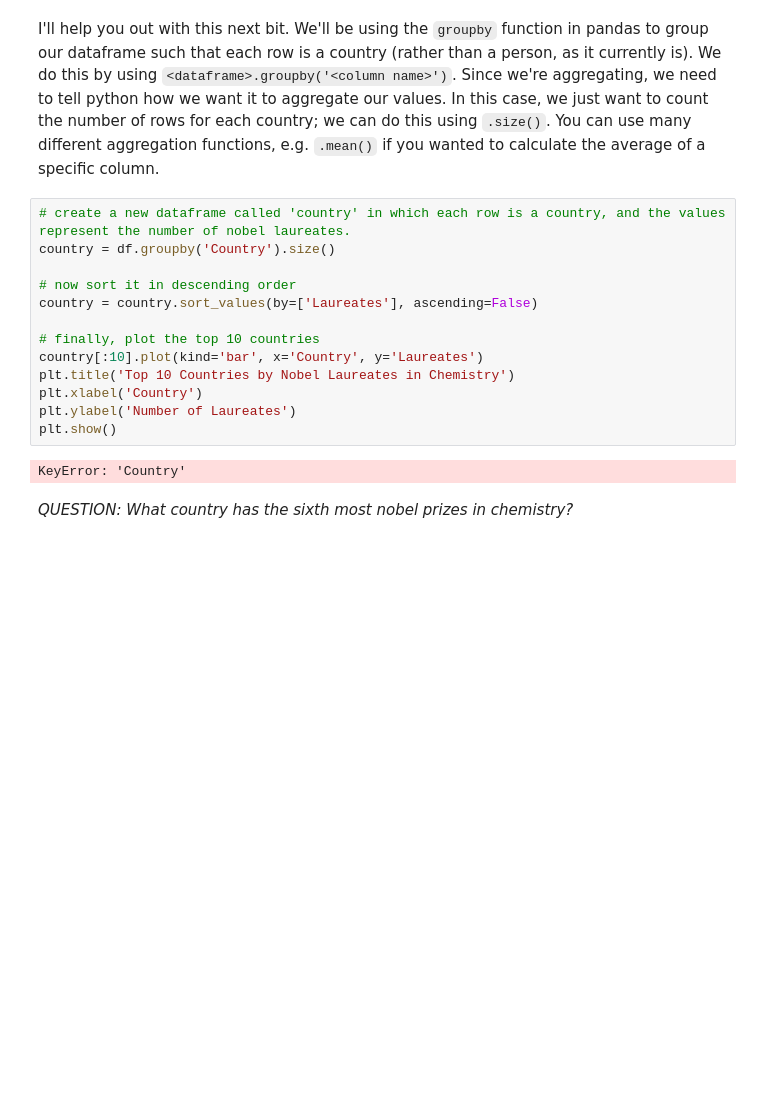
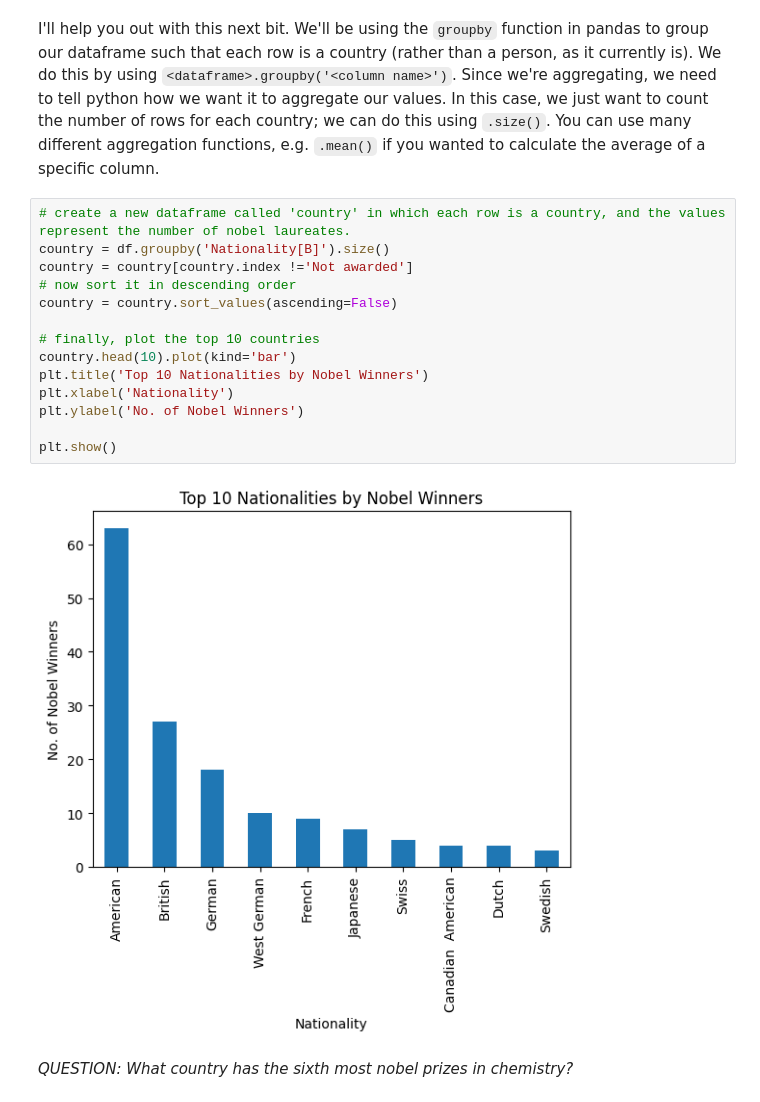
Before and after one commit to Valerie0518/QM2, a Jupyter notebook: “W2_Working_with_Data_in_Pandas_ipynb”的副本.ipynb, the cells around one changed output. Cells and saved outputs as stored; diff of their text form; blank space fills up the shorter version.

```diff
--- a/“W2_Working_with_Data_in_Pandas_ipynb”的副本.ipynb
+++ b/“W2_Working_with_Data_in_Pandas_ipynb”的副本.ipynb
@@ -481,18 +468,19 @@ plt.show()
 I'll help you out with this next bit. We'll be using the `groupby` function in pandas to group our dataframe such that each row is a country (rather than a person, as it currently is). We do this by using `<dataframe>.groupby('<column name>')`. Since we're aggregating, we need to tell python how we want it to aggregate our values. In this case, we just want to count the number of rows for each country; we can do this using `.size()`. You can use many different aggregation functions, e.g. `.mean()` if you wanted to calculate the average of a specific column.
 # %%
 # create a new dataframe called 'country' in which each row is a country, and the values represent the number of nobel laureates.
-country = df.groupby('Country').size()
-
+country = df.groupby('Nationality[B]').size()
+country = country[country.index !='Not awarded']
 # now sort it in descending order
-country = country.sort_values(by=['Laureates'], ascending=False)
+country = country.sort_values(ascending=False)
 
 # finally, plot the top 10 countries
-country[:10].plot(kind='bar', x='Country', y='Laureates')
-plt.title('Top 10 Countries by Nobel Laureates in Chemistry')
-plt.xlabel('Country')
-plt.ylabel('Number of Laureates')
+country.head(10).plot(kind='bar')
+plt.title('Top 10 Nationalities by Nobel Winners')
+plt.xlabel('Nationality')
+plt.ylabel('No. of Nobel Winners')
+
 plt.show()
 # %% [output]
-KeyError: 'Country'
+[figure, added]
 # %% [markdown]
 *QUESTION: What country has the sixth most nobel prizes in chemistry?*
```
Also changed, not shown: parts of 1 cell of this notebook.
